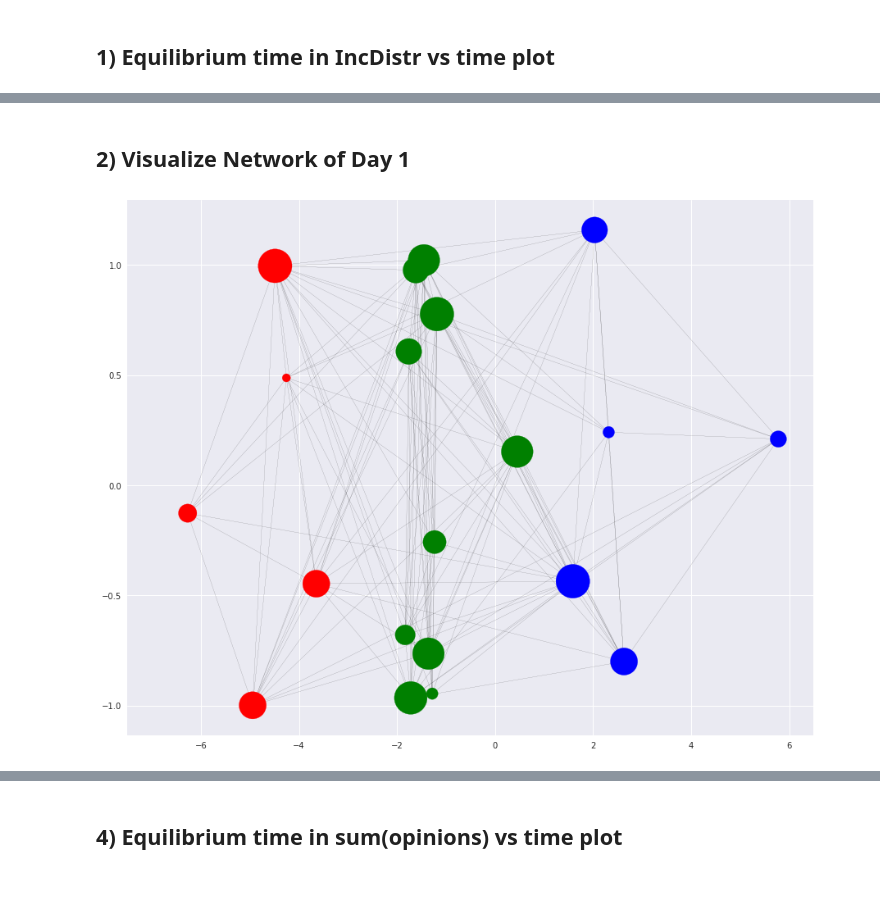
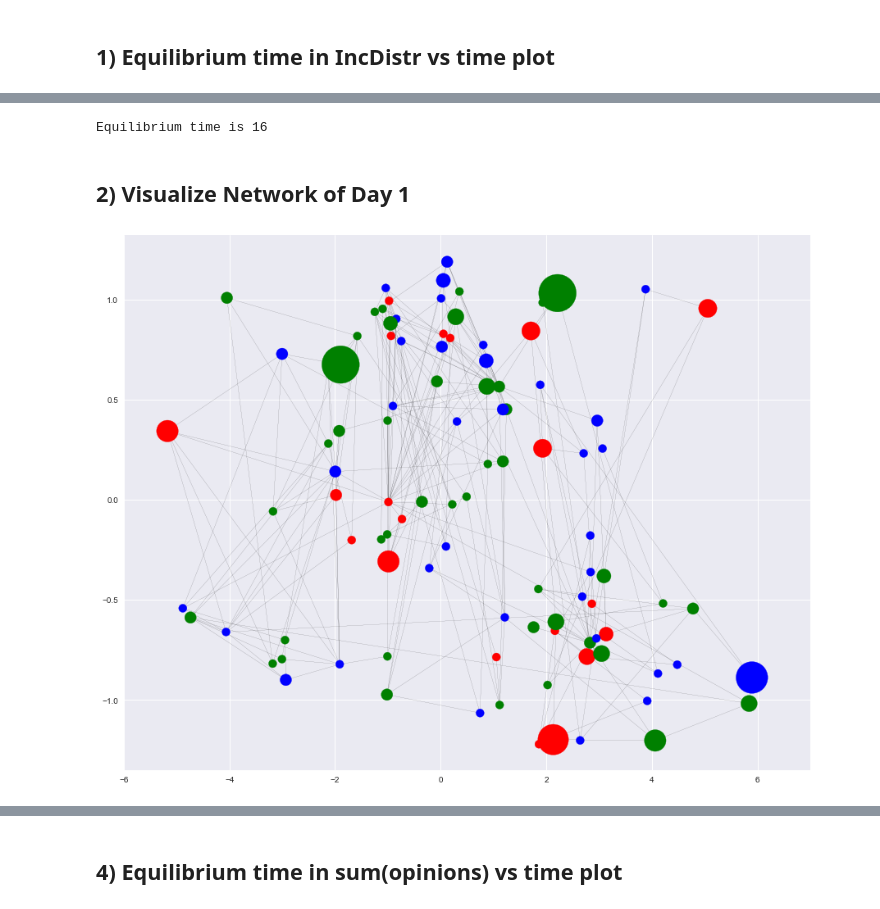
Before and after one commit to FedericoCinus/SocialStock, a Jupyter notebook: Analysis/SocialStockAnalysis.ipynb, the cells around one changed output, grey strips where cells are left out. Cells and saved outputs as stored; diff of their text form; code cells hidden in the pictures.

```diff
--- a/Analysis/SocialStockAnalysis.ipynb
+++ b/Analysis/SocialStockAnalysis.ipynb
@@ -9,9 +9,10 @@ This notebook has the following objectives:
 4) find equilibrium time in opinions vs time plot
 # %%
 # SETTING THE PARAMETERS
-companies=2
+companies=3
 op_range=5
 users=100
+
 gamma = 2.5
 # %%
 # IMPORTING LIBRARIES
@@ -135,6 +125,8 @@ for i in IncDistr:
     else:
         IncDistr_t=[j for j in i]
         t+=1
+# %% [output]
+Equilibrium time is 16
 # %%
 # OPINION MATRIX
 
@@ -160,35 +152,35 @@ for d in range(uDays) :
 # %%
 def Graphday(X , day) :
     G1 = nx.Graph()
     X1 = X[X.uDays == day]
     X1 = X1.sort_values(["ind"])
 
     for u in range(users) :
             for n in nearest_neighbours[day][u] :
                 G1.add_edge(u,n)
 
     pos1 = nx.circular_layout(G1)
     incols = np.array(["red","green","blue"])
 
     m = np.sum(O[day] , axis =1)
     for i in range(users) :
         pos1[i][0] = m[i] + np.random.normal(scale =0.2)
         pos1[i][1] += np.random.normal(scale =0.2)
 
     plt.figure(1,figsize=(15,12))
     plt.xlim( (np.min(m) -1 , np.max(m) +1) )
     nx.draw_networkx(G1,
                      node_size= X1.deg*100,
                      pos = pos1,
                      node_color= incols[np.array(X1.incl +1)],
                      with_labels=False,
                      width=0.1)
 
 
-Graphday(X,4)
+Graphday(X,1)
 plt.show()
 # %% [output]
-[figure, old version]
+[figure, new version]
 # %%
 # DEGREE DISTRIBUTION
 plt.hist(X1.deg, range=(0,20))
```
Also changed, not shown: parts of 9 cells of this notebook, 3 other files.
